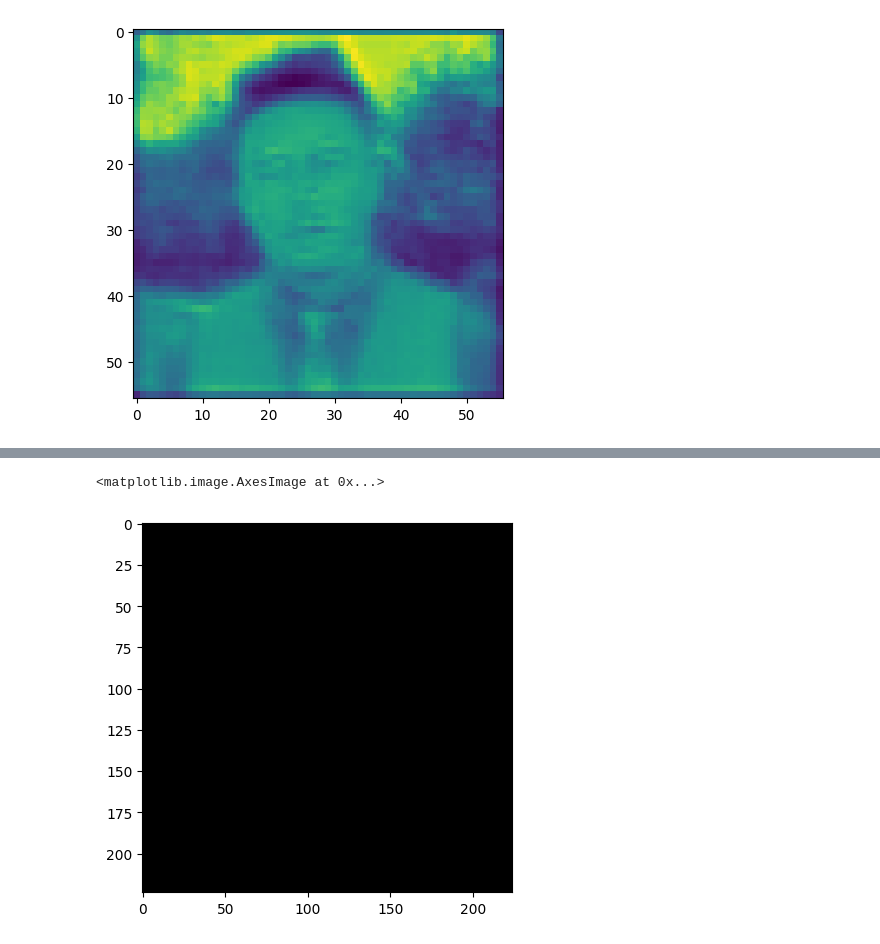
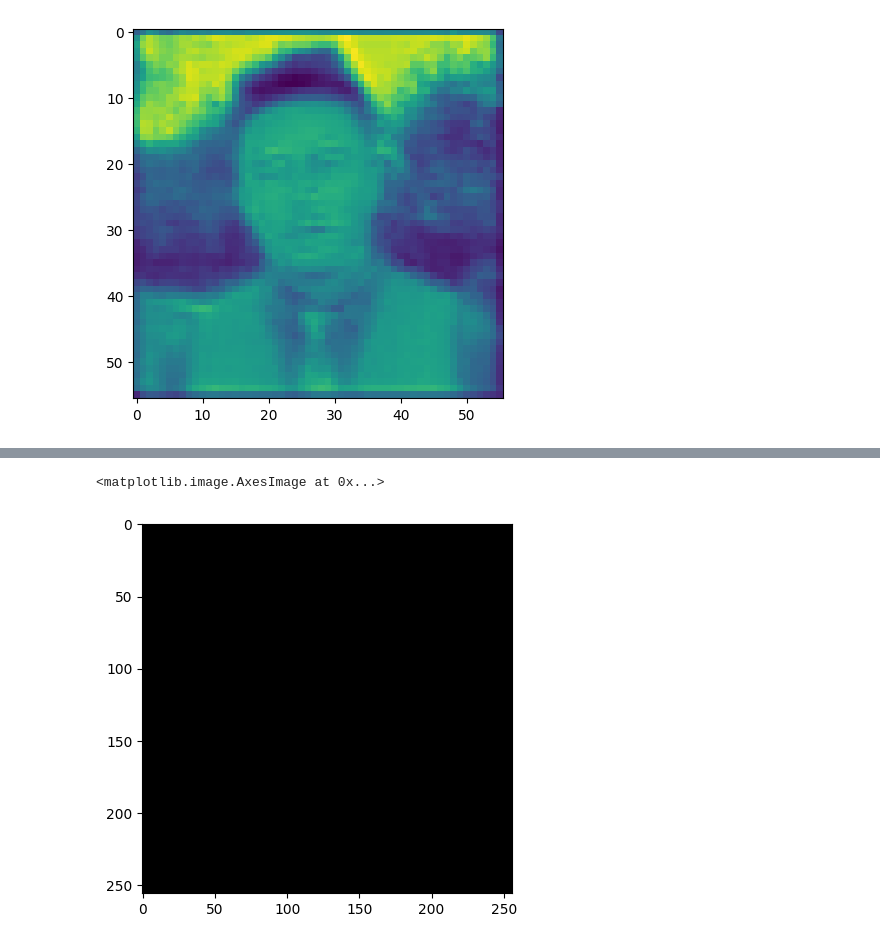
Before and after one commit to bredisrising/ImageGenerators, a Jupyter notebook: neural_style_transfer.ipynb, the cells around one changed output, grey strips where cells are left out. Drawn from its saved outputs; the diff is of its cells as text; code cells hidden in the pictures.

```diff
--- a/neural_style_transfer.ipynb
+++ b/neural_style_transfer.ipynb
@@ -177,5 +200,11 @@ def closure():
 # %%
 adam = torch.optim.Adam([noise], lr=.005)
+# %%
+noise = torch.rand((3, 256, 256))
+noise.requires_grad = True
+noise = noise.to('cuda').detach()
+# %%
+noise.requires_grad = True
 # %%
 # adam optimization
 index = 0
@@ -193,6 +222,6 @@ tensor(nan, grad_fn=<AddBackward0>)
 KeyboardInterrupt:
 # %%
-plt.imshow(noise.detach().permute(1,2,0).numpy())
+plt.imshow(noise.cpu().detach().permute(1,2,0).numpy())
 # %% [output]
 <matplotlib.image.AxesImage at 0x...>
-[figure, old version]
+[figure, new version]
```
Also changed, not shown: parts of 21 cells of this notebook, 7 other files.
